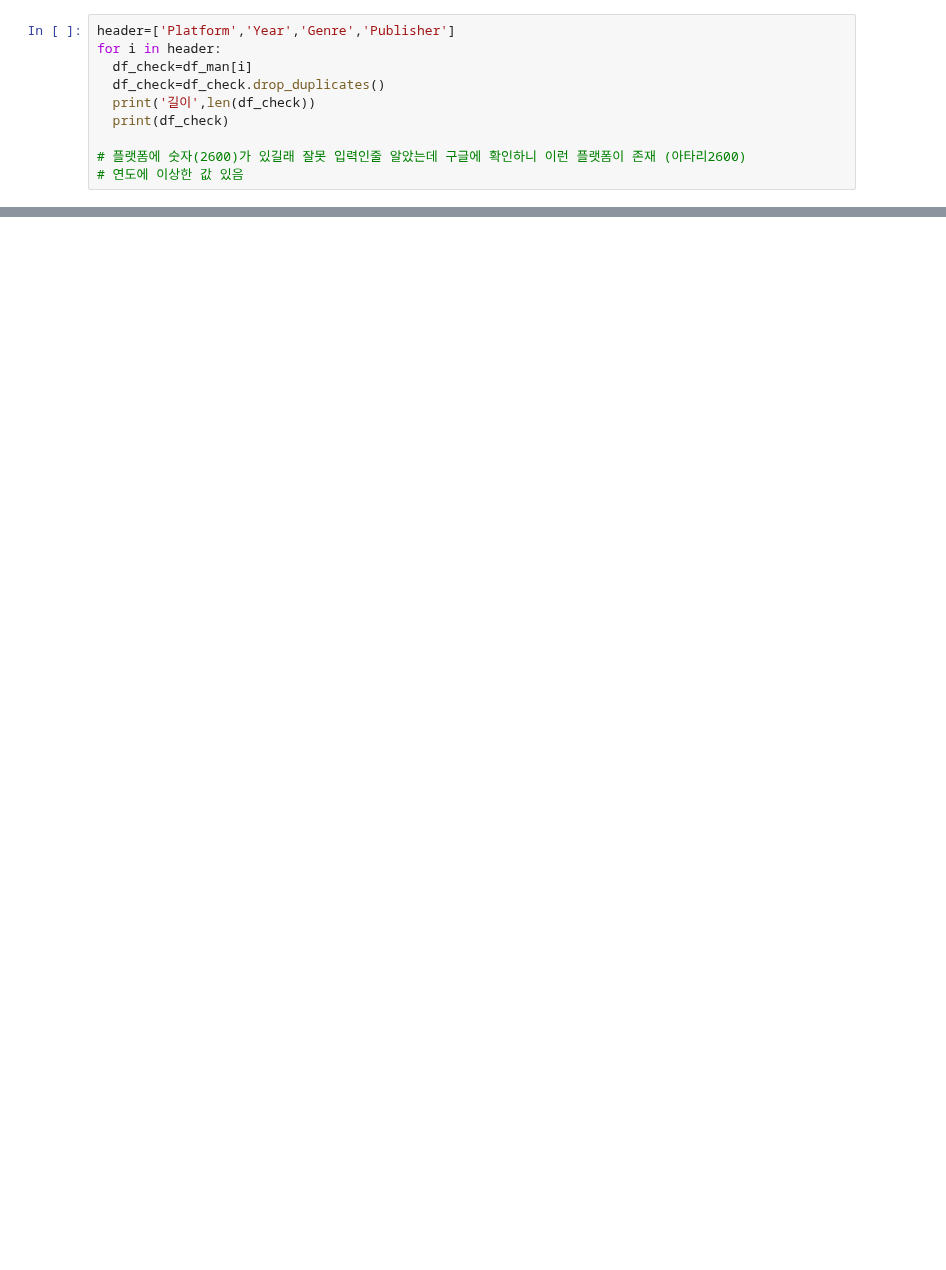
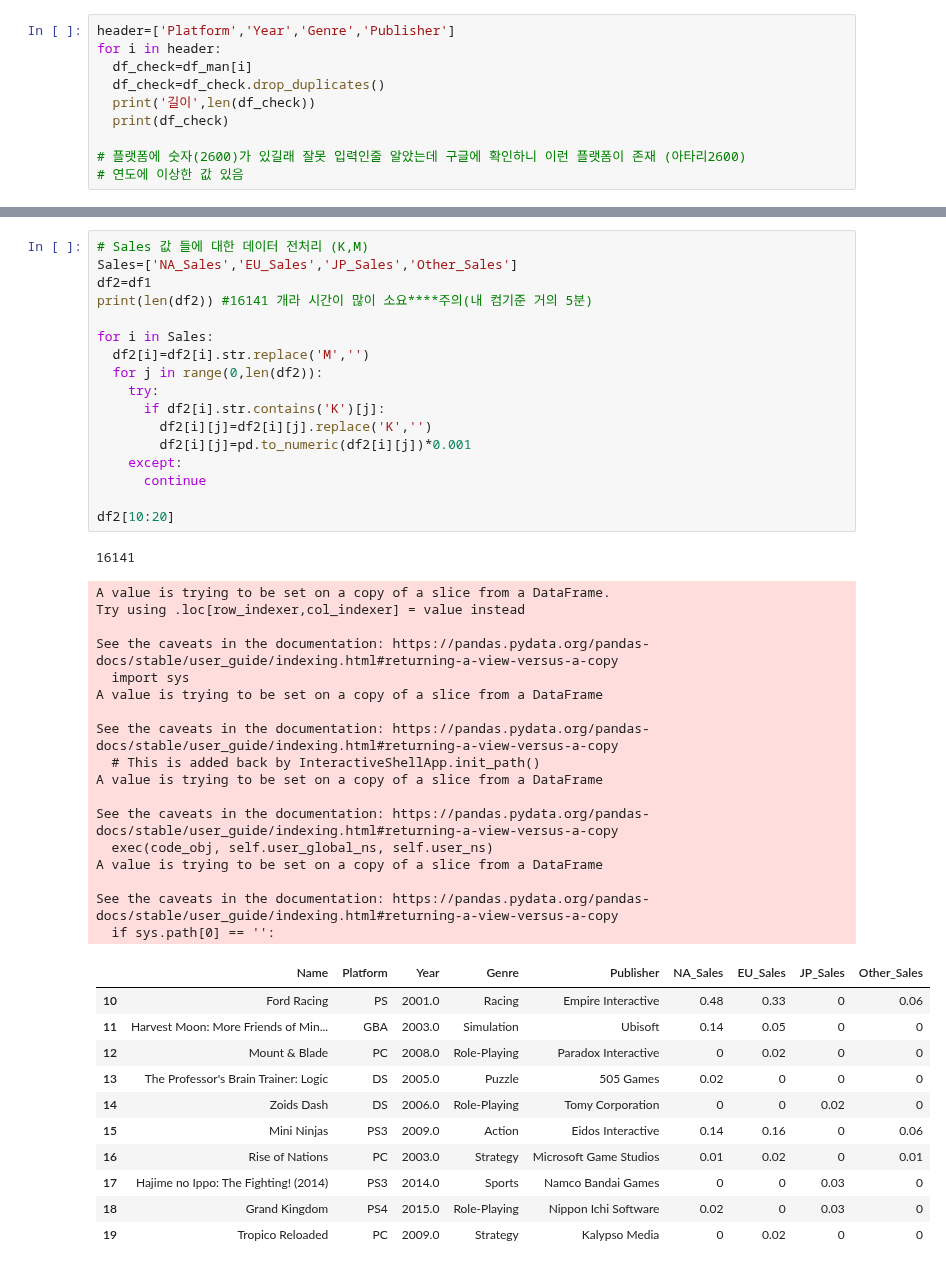
Before and after one commit to ohyunju/projects, a Jupyter notebook: project1/Project1.ipynb, the cells around one changed output, grey strips where cells are left out. Saved outputs shown, nothing was run; the diff lists cells and outputs as text; blank space fills up the shorter version.

```diff
--- a/project1/Project1.ipynb
+++ b/project1/Project1.ipynb
@@ -107,0 +110,47 @@ df1 #(16141 rows × 9 columns)
+# %%
+# Sales 값 들에 대한 데이터 전처리 (K,M)
+Sales=['NA_Sales','EU_Sales','JP_Sales','Other_Sales']
+df2=df1
+print(len(df2)) #16141 개라 시간이 많이 소요****주의(내 컴기준 거의 5분)
+
+for i in Sales:
+  df2[i]=df2[i].str.replace('M','')
+  for j in range(0,len(df2)):
+    try:
+      if df2[i].str.contains('K')[j]:
+        df2[i][j]=df2[i][j].replace('K','')
+        df2[i][j]=pd.to_numeric(df2[i][j])*0.001
+    except:
+      continue
+
+df2[10:20]
+# %% [output]
+16141
+A value is trying to be set on a copy of a slice from a DataFrame.
+Try using .loc[row_indexer,col_indexer] = value instead
+
+See the caveats in the documentation: https://pandas.pydata.org/pandas-docs/stable/user_guide/indexing.html#returning-a-view-versus-a-copy
+  import sys
+A value is trying to be set on a copy of a slice from a DataFrame
+
+See the caveats in the documentation: https://pandas.pydata.org/pandas-docs/stable/user_guide/indexing.html#returning-a-view-versus-a-copy
+  # This is added back by InteractiveShellApp.init_path()
+A value is trying to be set on a copy of a slice from a DataFrame
+
+See the caveats in the documentation: https://pandas.pydata.org/pandas-docs/stable/user_guide/indexing.html#returning-a-view-versus-a-copy
+  exec(code_obj, self.user_global_ns, self.user_ns)
+A value is trying to be set on a copy of a slice from a DataFrame
+
+See the caveats in the documentation: https://pandas.pydata.org/pandas-docs/stable/user_guide/indexing.html#returning-a-view-versus-a-copy
+  if sys.path[0] == '':
+|  | Name | Platform | Year | Genre | Publisher | NA_Sales | EU_Sales | JP_Sales | Other_Sales |
+| 10 | Ford Racing | PS | 2001.0 | Racing | Empire Interactive | 0.48 | 0.33 | 0 | 0.06 |
+| 11 | Harvest Moon: More Friends of Min... | GBA | 2003.0 | Simulation | Ubisoft | 0.14 | 0.05 | 0 | 0 |
+| 12 | Mount & Blade | PC | 2008.0 | Role-Playing | Paradox Interactive | 0 | 0.02 | 0 | 0 |
+| 13 | The Professor's Brain Trainer: Logic | DS | 2005.0 | Puzzle | 505 Games | 0.02 | 0 | 0 | 0 |
+| 14 | Zoids Dash | DS | 2006.0 | Role-Playing | Tomy Corporation | 0 | 0 | 0.02 | 0 |
+| 15 | Mini Ninjas | PS3 | 2009.0 | Action | Eidos Interactive | 0.14 | 0.16 | 0 | 0.06 |
+| 16 | Rise of Nations | PC | 2003.0 | Strategy | Microsoft Game Studios | 0.01 | 0.02 | 0 | 0.01 |
+| 17 | Hajime no Ippo: The Fighting! (2014) | PS3 | 2014.0 | Sports | Namco Bandai Games | 0 | 0 | 0.03 | 0 |
+| 18 | Grand Kingdom | PS4 | 2015.0 | Role-Playing | Nippon Ichi Software | 0.02 | 0 | 0.03 | 0 |
+| 19 | Tropico Reloaded | PC | 2009.0 | Strategy | Kalypso Media | 0 | 0.02 | 0 | 0 |
```
Also changed, not shown: parts of 4 cells of this notebook.
